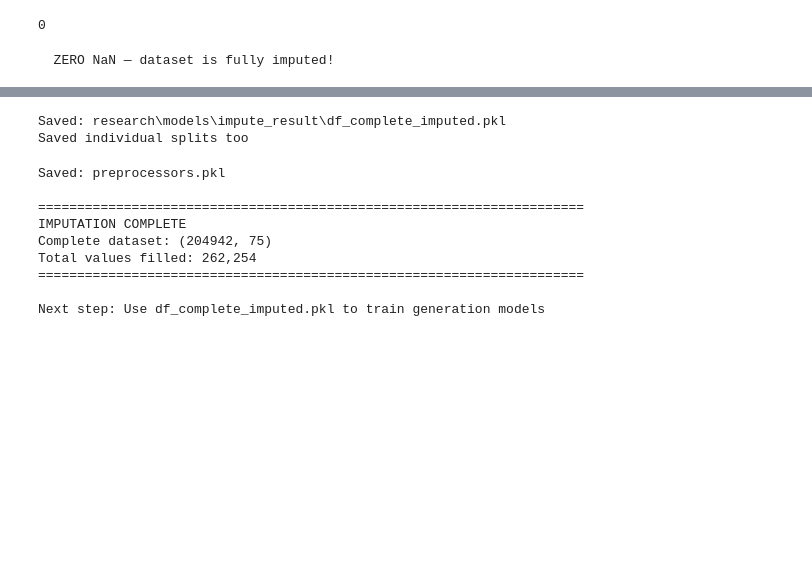
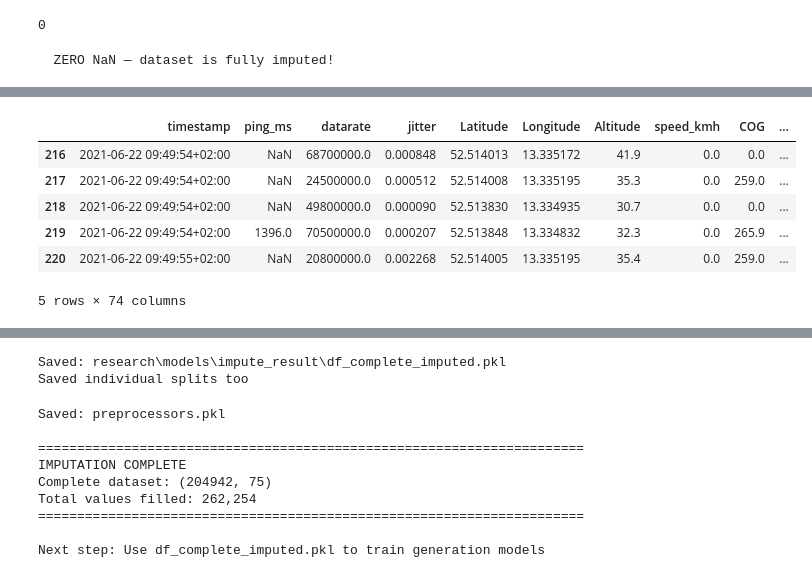
Before and after one commit to adikansara23-oss/ML-V2X-Project, a Jupyter notebook: Berlin V2X Implementation/009. Imputation.ipynb, the cells around one changed output, grey strips where cells are left out. Cells and saved outputs as stored; diff of their text form; code cells hidden in the pictures; blank space fills up the shorter version.

```diff
--- a/Berlin V2X Implementation/009. Imputation.ipynb
+++ b/Berlin V2X Implementation/009. Imputation.ipynb
@@ -504,0 +519,11 @@ df_complete
+# %%
+df_original = df_original.drop(columns=remove_from_imputation)
+df_original.head()
+# %% [output]
+|  | timestamp | ping_ms | datarate | jitter | Latitude | Longitude | Altitude | speed_kmh | COG | ... |
+| 216 | 2021-06-22 09:49:54+02:00 | NaN | 68700000.0 | 0.000848 | 52.514013 | 13.335172 | 41.9 | 0.0 | 0.0 | ... |
+| 217 | 2021-06-22 09:49:54+02:00 | NaN | 24500000.0 | 0.000512 | 52.514008 | 13.335195 | 35.3 | 0.0 | 259.0 | ... |
+| 218 | 2021-06-22 09:49:54+02:00 | NaN | 49800000.0 | 0.000090 | 52.513830 | 13.334935 | 30.7 | 0.0 | 0.0 | ... |
+| 219 | 2021-06-22 09:49:54+02:00 | 1396.0 | 70500000.0 | 0.000207 | 52.513848 | 13.334832 | 32.3 | 0.0 | 265.9 | ... |
+| 220 | 2021-06-22 09:49:55+02:00 | NaN | 20800000.0 | 0.002268 | 52.514005 | 13.335195 | 35.4 | 0.0 | 259.0 | ... |
+5 rows × 74 columns
```
Also changed, not shown: parts of 9 cells of this notebook, 21 other files.
